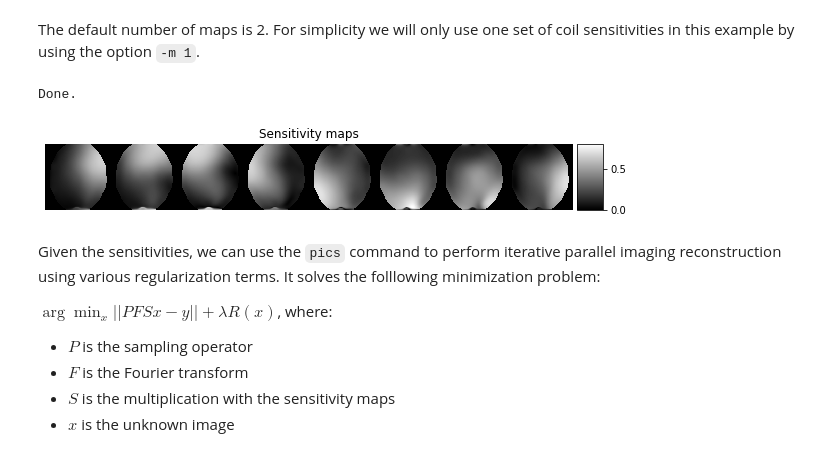
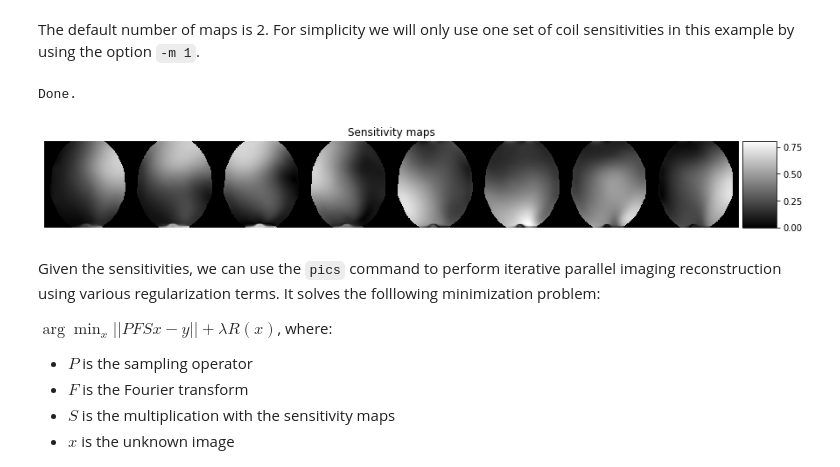
Before and after one commit to mrirecon/bart-workshop, a Jupyter notebook: mri_together_2023/bart_mritogether_2023.ipynb, the cells around one changed output. Saved outputs shown, nothing was run; the diff lists cells and outputs as text; code cells hidden in the pictures.

```diff
--- a/mri_together_2023/bart_mritogether_2023.ipynb
+++ b/mri_together_2023/bart_mritogether_2023.ipynb
@@ -541,11 +543,11 @@ The default number of maps is 2. For simplicity we will only use one set of coil
 # %%
 # compute sensitivity maps with ESPIRiT
 sens_maps = bart(1, 'ecalib -m1', shepp_upat)
 
-bart_plot(unravel(sens_maps), title='Sensitivity maps')
+bart_plot(unravel(sens_maps), title='Sensitivity maps', fsize=15)
 # %% [output]
 Done.
-[figure, old version]
+[figure, new version]
 # %% [markdown]
 Given the sensitivities, we can use the `pics` command to perform iterative parallel imaging reconstruction using various regularization terms. It solves the folllowing minimization problem:
 
```
Also changed, not shown: parts of 18 cells of this notebook.
